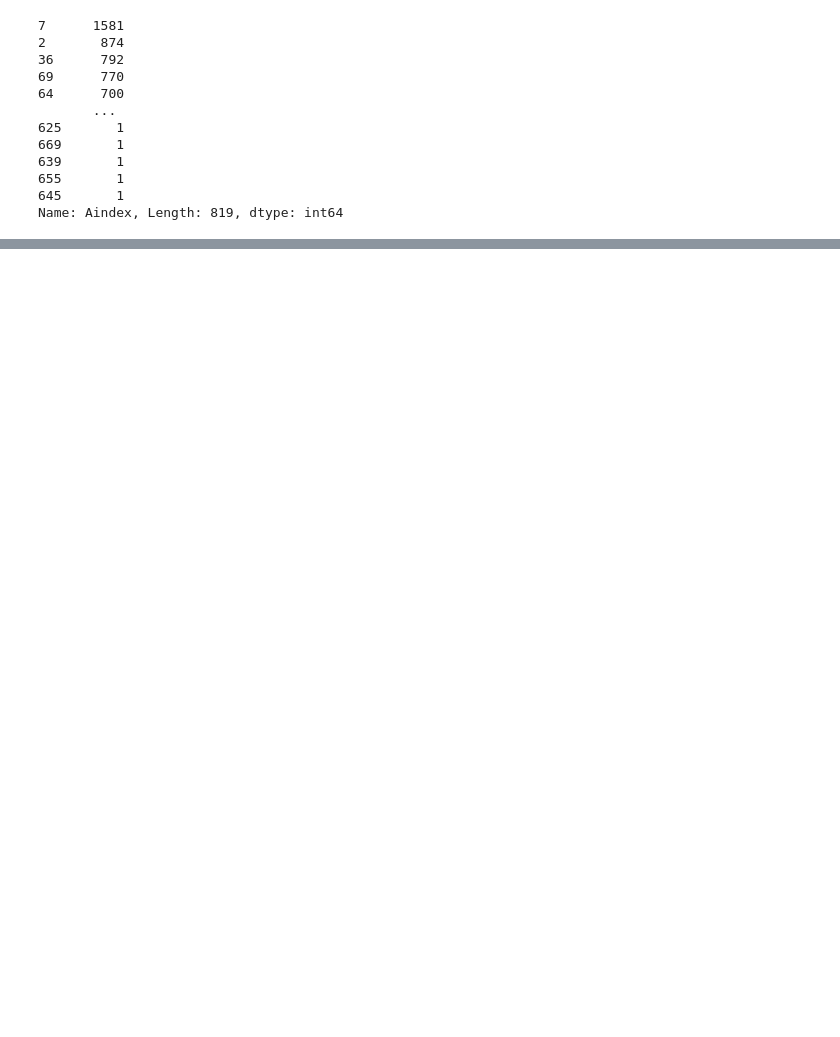
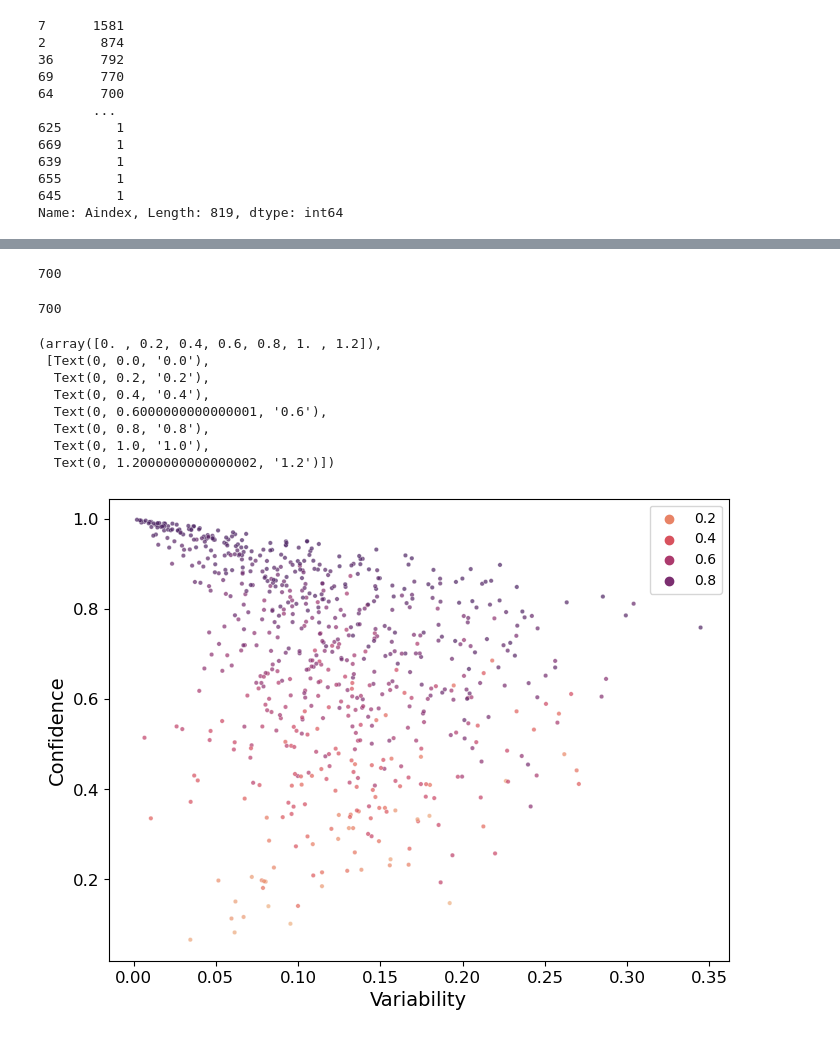
Before and after one commit to abhishekanand1710/noise-and-bias, a Jupyter notebook: dataset-cartography/agree-to-disagree/cartography_plotting_disco.ipynb, the cells around one changed output, grey strips where cells are left out. Saved outputs shown, nothing was run; the diff lists cells and outputs as text; code cells hidden in the pictures; blank space fills up the shorter version.

Commit message:
cartography for kennedy for disco results

```diff
--- a/dataset-cartography/agree-to-disagree/cartography_plotting_disco.ipynb
+++ b/dataset-cartography/agree-to-disagree/cartography_plotting_disco.ipynb
@@ -202,16 +165,33 @@ def get_correctness(label, label_0_last, label_1_last):
         return label_0_last
     else:
         return label_1_last
+
+def convert_agreement_factor_to_num(value):
+    if value == 'A++':
+        return 1
+    elif value == 'A+':
+        return 0.8
+    else:
+        return 0.6
+
+def round_agree_factor(agr_factor):
+    if agr_factor <= 0.6:
+        return 0.6
+    elif agr_factor <= 0.8:
+        return 0.8
+    return 1.0
 # %%
 metrics = ['mean', 'std', 'last']
 def build_cartography_df(train_values_df):
-    agg_df = train_values_df.sort_values(['epoch_no']).groupby(['Aindex', 'Mindex'], as_index=False).agg({'Text': 'first', 'pred_label_0': metrics, 'pred_label_1': metrics, 'label': 'first', 'pred': 'last', 'Agreement_level': 'first', 'annotator_id_y': 'first', 'comment_id': 'first'})
-    agg_df.columns = ['Aindex', 'Mindex', 'text', 'label_0_mean', 'label_0_std', 'label_0_last', 'label_1_mean', 'label_1_std', 'label_1_last', 'label', 'pred', 'agreement_level', 'annotator_id', 'comment_id']
+    agg_df = train_values_df.sort_values(['epoch_no']).groupby(['Aindex', 'Mindex'], as_index=False).agg({'Text': 'first', 'pred_label_0': metrics, 'pred_label_1': metrics, 'label': 'first', 'pred': 'last', 'Agreement_level': 'first', 'annotator_id_y': 'first', 'comment_id': 'first', 'Individual_Annotations': 'first'})
+    agg_df.columns = ['Aindex', 'Mindex', 'text', 'label_0_mean', 'label_0_std', 'label_0_last', 'label_1_mean', 'label_1_std', 'label_1_last', 'label', 'pred', 'agreement_level', 'annotator_id', 'comment_id', 'majority_label']
 
     agg_df['confidence'] = agg_df.apply(lambda row: get_confidence(row.label, row.label_0_mean, row.label_1_mean), axis=1)
     agg_df['variability'] = agg_df.apply(lambda row: get_variability(row.label, row.label_0_std, row.label_1_std), axis=1)
     agg_df['correctness'] = agg_df.apply(lambda row: get_correctness(row.label, row.label_0_last, row.label_1_last), axis=1)
     agg_df['is_correct'] = np.where((agg_df['label'] == agg_df['pred']), True, False)
+    agg_df['agreement_factor'] = agg_df['agreement_level'].map(convert_agreement_factor_to_num)
+    agg_df['agreement_factor_rd'] = agg_df['agreement_factor'].map(round_agree_factor)
 
     return agg_df
 # %%
@@ -246,0 +208,3 @@ memory usage: 5.5+ MB
+# %%
+cartography_df['disagrees_with_majority'] = cartography_df.apply(lambda row: row.label != row.majority_label, axis=1)
+cartography_df.tail()
@@ -375,0 +234,3 @@ plt.yticks(fontsize=12)
+# %%
+cartography_df_ann = cartography_df[cartography_df['Aindex']==64].copy()
+cartography_df_ann.head()
@@ -375,0 +245,31 @@ plt.yticks(fontsize=12)
+# %%
+len(cartography_df_ann['Mindex'].unique())
+# %% [output]
+700
+# %%
+comment_ids = cartography_df_ann['comment_id'].values.tolist()
+cartography_majority_ann = cartography_majority[cartography_majority.comment_id.isin(comment_ids)]
+len(comment_ids)
+# %% [output]
+700
+# %%
+plt.figure(figsize=(8, 6))
+sns.scatterplot(data=cartography_df_ann, x="variability", y="confidence", hue='correctness', palette='flare', alpha=0.7, s=10)
+
+plt.gca().legend().set_title(str(plt.gca().legend().get_title()).capitalize())
+plt.gca().set_xlabel(str(plt.gca().get_xlabel()).capitalize(), fontsize=14)
+plt.gca().set_ylabel(str(plt.gca().get_ylabel()).capitalize(), fontsize=14)
+# plt.legend(title='Agreement Factor')
+plt.xticks(fontsize=12)
+plt.yticks(fontsize=12)
+# plt.savefig("./plots/conf_vs_var_color_agreement_factor.png", dpi=600, bbox_inches='tight')
+# %% [output]
+(array([0. , 0.2, 0.4, 0.6, 0.8, 1. , 1.2]),
+ [Text(0, 0.0, '0.0'),
+  Text(0, 0.2, '0.2'),
+  Text(0, 0.4, '0.4'),
+  Text(0, 0.6000000000000001, '0.6'),
+  Text(0, 0.8, '0.8'),
+  Text(0, 1.0, '1.0'),
+  Text(0, 1.2000000000000002, '1.2')])
+[figure, added]
```
Also changed, not shown: parts of 52 cells of this notebook, 7 other files.
